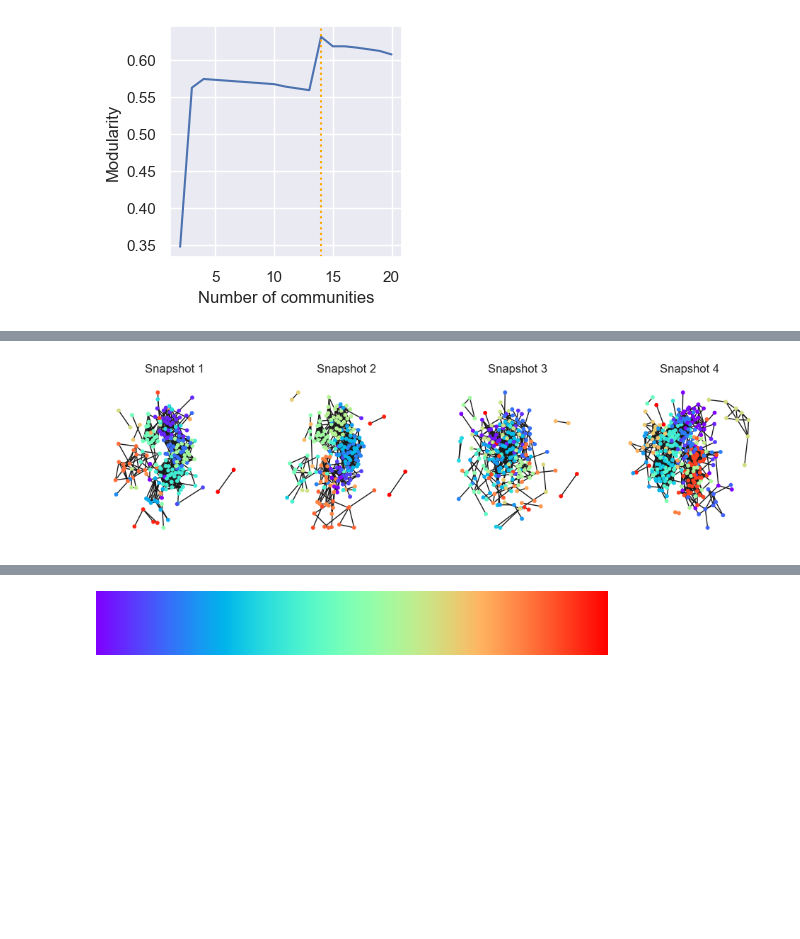
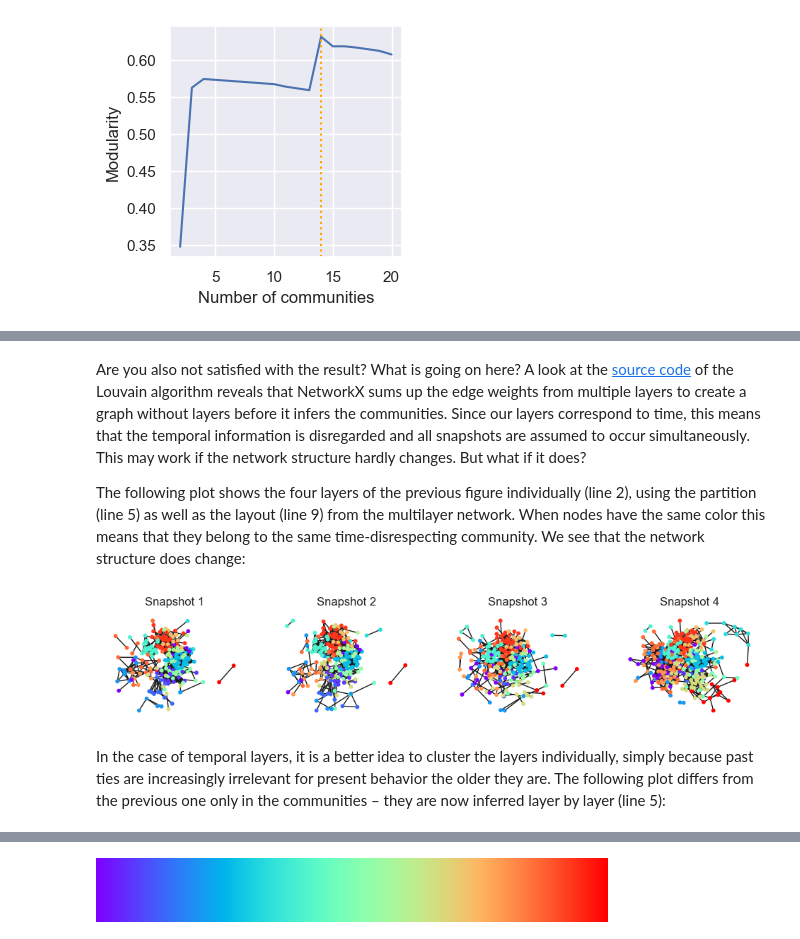
Before and after one commit to gesiscss/css_methods_python, a Jupyter notebook: d_data_analysis_methods/1_micro_level_network_analysis_and_community_detection.ipynb, the cells around one changed output, grey strips where cells are left out. Saved outputs shown, nothing was run; the diff lists cells and outputs as text; code cells hidden in the pictures; blank space fills up the shorter version.

```diff
--- a/d_data_analysis_methods/1_micro_level_network_analysis_and_community_detection.ipynb
+++ b/d_data_analysis_methods/1_micro_level_network_analysis_and_community_detection.ipynb
@@ -740,0 +798,2 @@ nx.draw(
+# %%
+nodelist_bt_snapshot_lcc['girvan_newman'] = partitions_weight[n_communities_optimal_weight]
@@ -742,0 +810,16 @@ nx.draw(
+# %%
+communities = louvain_partitions(G=G_bt_snapshot_lcc, weight=None, seed=42)
+
+fig, axs = plt.subplots(1, 2, figsize=(12, 4))
+for i in range(2):
+    next_communities = next(communities)
+    axs[i].set_title(f'Iteration {i + 1} ($Q = {round(modularity(G=G_bt_snapshot_lcc, communities=next_communities), 3)}$)')
+    nx.draw(
+        G = G_bt_snapshot_lcc,
+        pos = pos_bt_snapshot_lcc,
+        ax = axs[i],
+        node_size = 20,
+        node_color = list(get_partition(G=G_bt_snapshot_lcc, communities=next_communities).values()),
+        cmap = plt.cm.rainbow,
+        #width = [e / 300 for e in nx.get_edge_attributes(G=G_bt_snapshot_lcc, name='strength').values()]
+    )
@@ -794,6 +905,6 @@ def louvain_consensus_communities(G, number_of_iterations=100, weight='weight',
 # %%
-louvain_consensus = louvain_consensus_communities(G=G_bt_snapshot1_lcc, number_of_iterations=10, resolution=1.)
-nodelist_bt_snapshot1_lcc['louvain_consensus'] = get_partition(G=G_bt_snapshot1_lcc, communities=louvain_consensus).values()
-nx.set_node_attributes(G=G_bt_snapshot1_lcc, values=nodelist_bt_snapshot1_lcc['louvain_consensus'], name='louvain_consensus')
+louvain_consensus = louvain_consensus_communities(G=G_bt_snapshot_lcc, number_of_iterations=100, weight=None, resolution=1.)
+nodelist_bt_snapshot_lcc['louvain_consensus'] = get_partition(G=G_bt_snapshot_lcc, communities=louvain_consensus).values()
+nx.set_node_attributes(G=G_bt_snapshot_lcc, values=nodelist_bt_snapshot_lcc['louvain_consensus'], name='louvain_consensus')
 # %%
 nx.draw(
@@ -810,4 +985,4 @@ nx.draw(
 # %%
-louvain_consensus_mg = louvain_consensus_communities(G=MG_bt, number_of_iterations=10, resolution=1.)
+louvain_consensus_mg = louvain_consensus_communities(G=MG_bt, number_of_iterations=100, weight='strength')
 nodelist_bt['louvain_consensus'] = get_partition(G=MG_bt, communities=louvain_consensus_mg).values()
 nx.set_node_attributes(G=MG_bt, values=nodelist_bt['louvain_consensus'], name='louvain_consensus')
@@ -814,18 +1008,22 @@ nx.set_node_attributes(G=MG_bt, values=nodelist_bt['louvain_consensus'], name='l
+# %% [markdown]
+Are you also not satisfied with the result? What is going on here? A look at the [source code](https://networkx.org/documentation/networkx-2.8.4/_modules/networkx/algorithms/community/louvain.html) of the Louvain algorithm reveals that NetworkX sums up the edge weights from multiple layers to create a graph without layers before it infers the communities. Since our layers correspond to time, this means that the temporal information is disregarded and all snapshots are assumed to occur simultaneously. This may work if the network structure hardly changes. But what if it does?
+
+The following plot shows the four layers of the previous figure individually (line 2), using the partition (line 5) as well as the layout (line 9) from the multilayer network. When nodes have the same color this means that they belong to the same time-disrespecting community. We see that the network structure does change:
 # %%
-fig, axs = plt.subplots(1, 4, figsize=(12, 3))
+fig, axs = plt.subplots(1, 4, figsize=(12, 2))
 for layer in range(4):
-    axs[layer].set_title('Snapshot '+str(layer+1))
-    #MG_bt_layer = nx.subgraph_view(G=MG_bt, filter_edge=filter_edge)
-    #MG_bt_layer_pruned = nx.subgraph_view(G=MG_bt_layer, filter_node=filter_node)
+    axs[layer].set_title(f'Snapshot {layer+1}')
     G_bt_snapshot_pruned = get_layer(G=MG_bt, layer=layer)
-    partition_snapshot_pruned = get_partition(G=G_bt_snapshot_pruned, communities=louvain_communities(G=G_bt_snapshot_pruned))
+    partition_snapshot_pruned = get_partition(G=G_bt_snapshot_pruned, communities=louvain_consensus_mg)
     nx.draw(
         G = G_bt_snapshot_pruned,
         ax = axs[layer],
         pos = nx.get_node_attributes(G=MG_bt, name='pos'),
         node_size = 10,
-        node_color = list(partition_snapshot_pruned.values()), #list(nx.get_node_attributes(G=MG_bt, name='louvain_consensus').values()),
+        node_color = list(partition_snapshot_pruned.values()),
         cmap = plt.cm.rainbow
     )
 # %% [output]
-[figure, old version]
+[figure, new version]
+# %% [markdown]
+In the case of temporal layers, it is a better idea to cluster the layers individually, simply because past ties are increasingly irrelevant for present behavior the older they are. The following plot differs from the previous one only in the communities – they are now inferred layer by layer (line 5):
```
Also changed, not shown: parts of 196 cells of this notebook, 1 other file.
